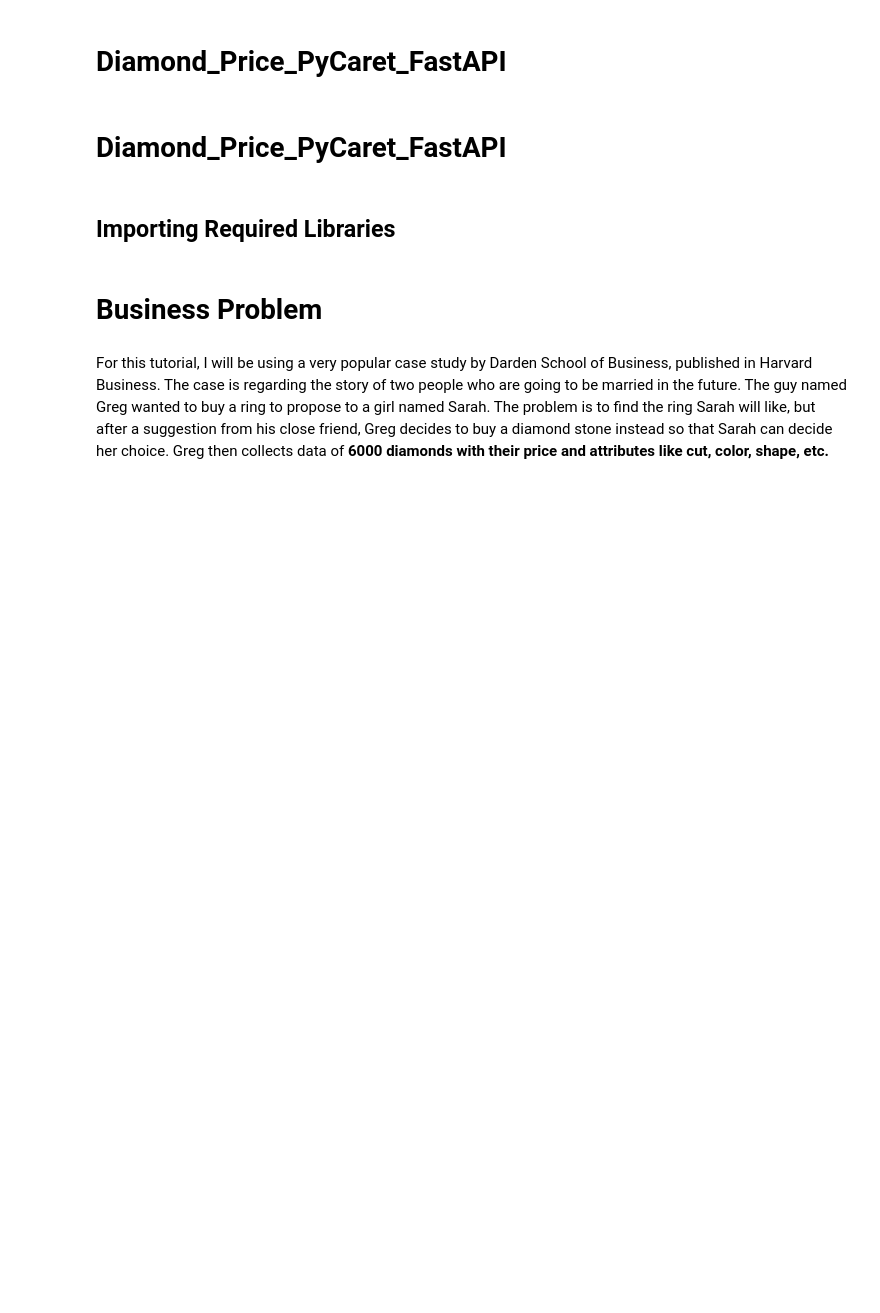
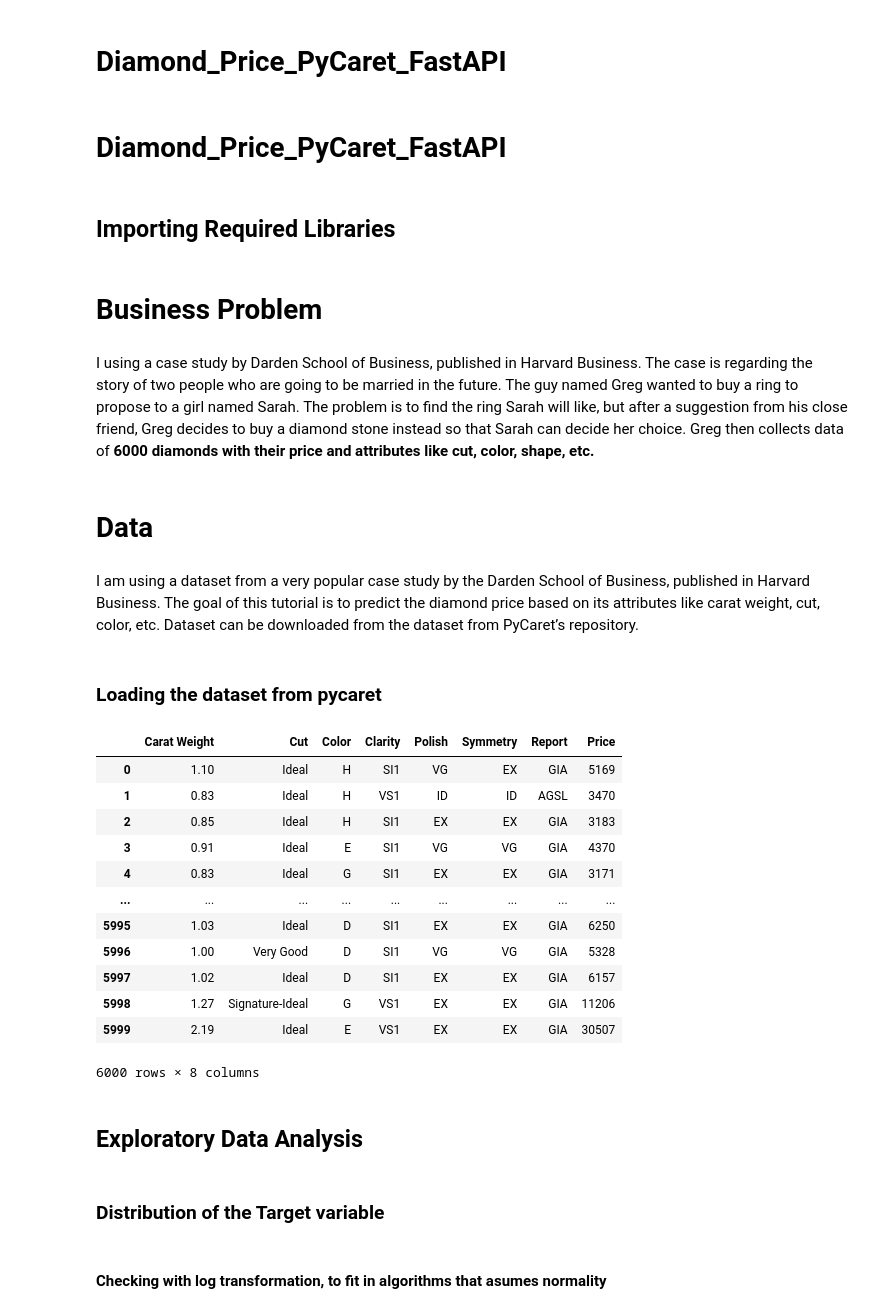
Before and after one commit to tushar2704/Diamond_Price_PyCaret_FastAPI, a Jupyter notebook: diamond_price_prediction.ipynb, the cells around one changed output. Drawn from its saved outputs; the diff is of its cells as text; code cells hidden in the pictures; blank space fills up the shorter version.

```diff
--- a/diamond_price_prediction.ipynb
+++ b/diamond_price_prediction.ipynb
@@ -11,4 +14,32 @@
 # %% [markdown]
 # Business Problem
 # %% [markdown]
-For this tutorial, I will be using a very popular case study by Darden School of Business, published in Harvard Business. The case is regarding the story of two people who are going to be married in the future. The guy named Greg wanted to buy a ring to propose to a girl named Sarah. The problem is to find the ring Sarah will like, but after a suggestion from his close friend, Greg decides to buy a diamond stone instead so that Sarah can decide her choice. Greg then collects data of <b>6000 diamonds with their price and attributes like cut, color, shape, etc.</b>
+ I using a case study by Darden School of Business, published in Harvard Business. The case is regarding the story of two people who are going to be married in the future. The guy named Greg wanted to buy a ring to propose to a girl named Sarah. The problem is to find the ring Sarah will like, but after a suggestion from his close friend, Greg decides to buy a diamond stone instead so that Sarah can decide her choice. Greg then collects data of <b>6000 diamonds with their price and attributes like cut, color, shape, etc.</b>
+# %% [markdown]
+# Data
+# %% [markdown]
+ I am using a dataset from a very popular case study by the Darden School of Business, published in Harvard Business. The goal of this tutorial is to predict the diamond price based on its attributes like carat weight, cut, color, etc. Dataset can be downloaded from the dataset from PyCaret’s repository.
+# %% [markdown]
+### Loading the dataset from pycaret
+# %%
+from pycaret.datasets import get_data
+data = get_data('diamond')
+# %%
+#Checking the loaded data
+data
+# %% [output]
+|  | Carat Weight | Cut | Color | Clarity | Polish | Symmetry | Report | Price |
+| 0 | 1.10 | Ideal | H | SI1 | VG | EX | GIA | 5169 |
+| 1 | 0.83 | Ideal | H | VS1 | ID | ID | AGSL | 3470 |
+| 2 | 0.85 | Ideal | H | SI1 | EX | EX | GIA | 3183 |
+| 3 | 0.91 | Ideal | E | SI1 | VG | VG | GIA | 4370 |
+| 4 | 0.83 | Ideal | G | SI1 | EX | EX | GIA | 3171 |
+| ... | ... | ... | ... | ... | ... | ... | ... | ... |
+| 5995 | 1.03 | Ideal | D | SI1 | EX | EX | GIA | 6250 |
+| 5996 | 1.00 | Very Good | D | SI1 | VG | VG | GIA | 5328 |
+| 5997 | 1.02 | Ideal | D | SI1 | EX | EX | GIA | 6157 |
+| 5998 | 1.27 | Signature-Ideal | G | VS1 | EX | EX | GIA | 11206 |
+| 5999 | 2.19 | Ideal | E | VS1 | EX | EX | GIA | 30507 |
+6000 rows × 8 columns
+# %% [markdown]
+## Exploratory Data Analysis
@@ -14,0 +52,2 @@ For this tutorial, I will be using a very popular case study by Darden School of
+# %% [markdown]
+### Distribution of the Target variable
@@ -14,0 +58,2 @@ For this tutorial, I will be using a very popular case study by Darden School of
+# %% [markdown]
+#### Checking with log transformation, to fit in algorithms that asumes normality
```
Also changed, not shown: parts of 7 cells of this notebook.
